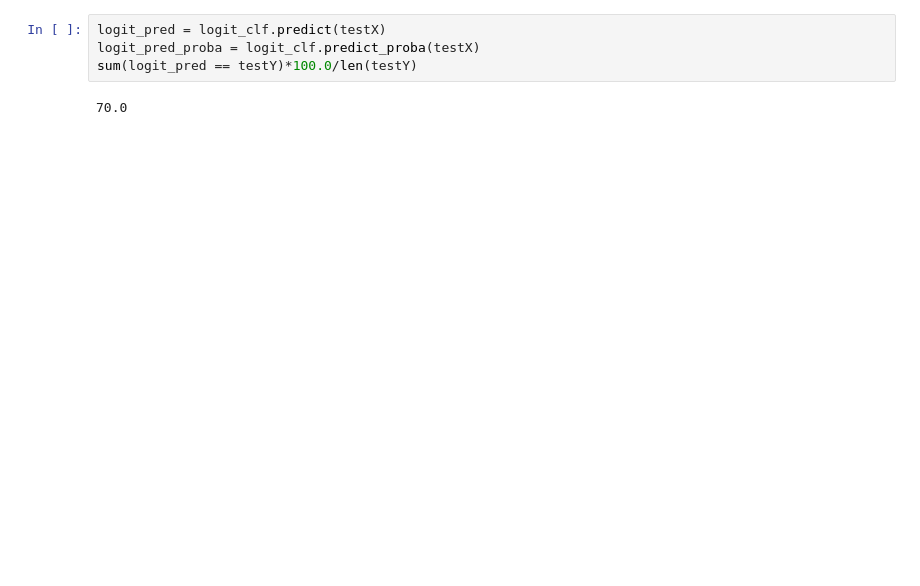
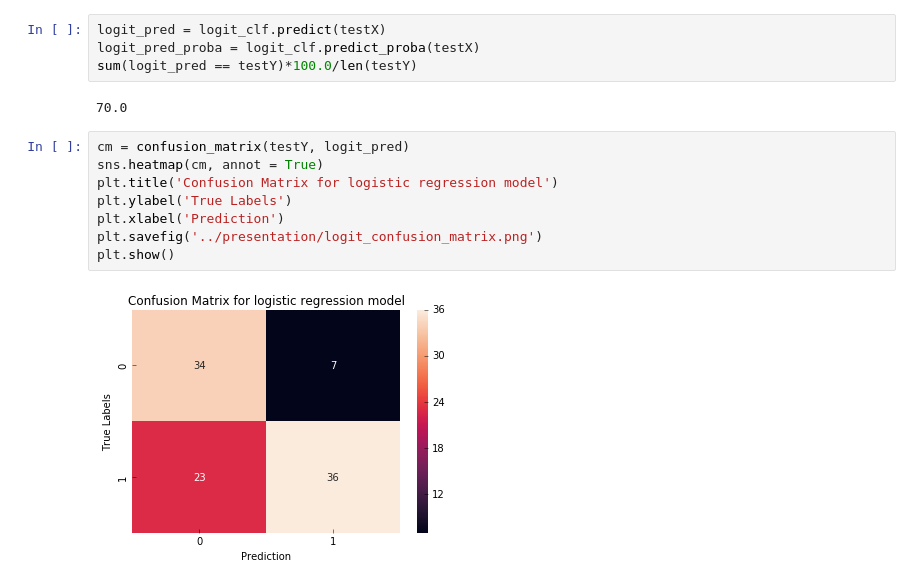
Before and after one commit to matthewmok/branch, a Jupyter notebook: 3_modeling.ipynb, the cells around one changed output. Drawn from its saved outputs; the diff is of its cells as text; blank space fills up the shorter version.

```diff
--- a/3_modeling.ipynb
+++ b/3_modeling.ipynb
@@ -220,6 +230,16 @@ logit_pred_proba = logit_clf.predict_proba(testX)
 sum(logit_pred == testY)*100.0/len(testY)
 # %% [output]
 70.0
+# %%
+cm = confusion_matrix(testY, logit_pred)
+sns.heatmap(cm, annot = True)
+plt.title('Confusion Matrix for logistic regression model')
+plt.ylabel('True Labels')
+plt.xlabel('Prediction')
+plt.savefig('../presentation/logit_confusion_matrix.png')
+plt.show()
+# %% [output]
+[figure, added]
 # %%
 fpr, tpr, thresholds = roc_curve(testY, pred_proba[:, 1])
 roc_auc = auc(fpr, tpr)
```
Also changed, not shown: parts of 8 cells of this notebook.
